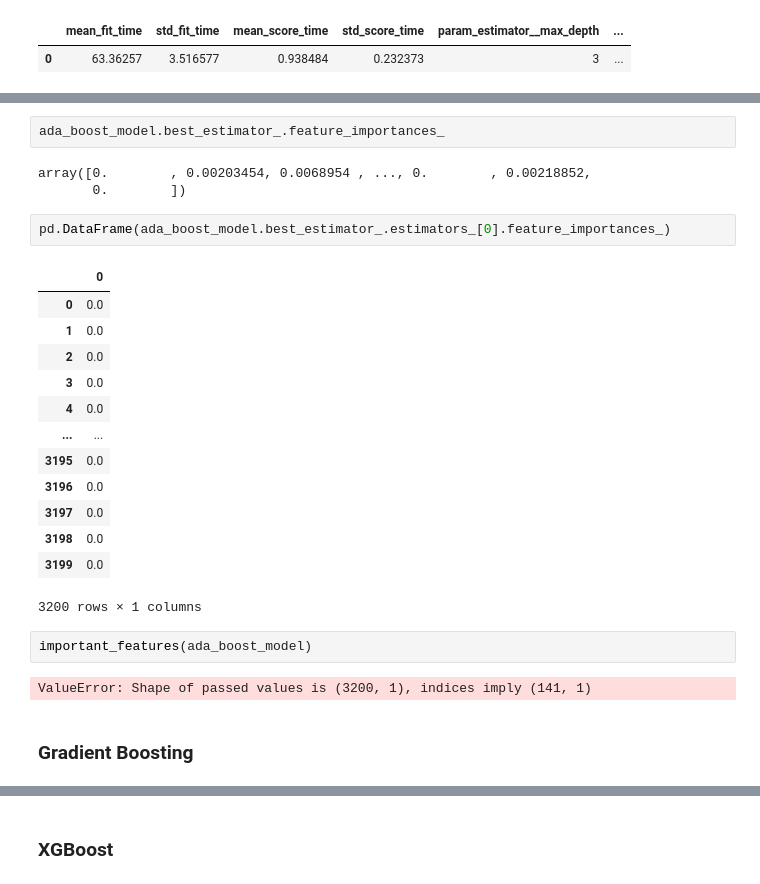
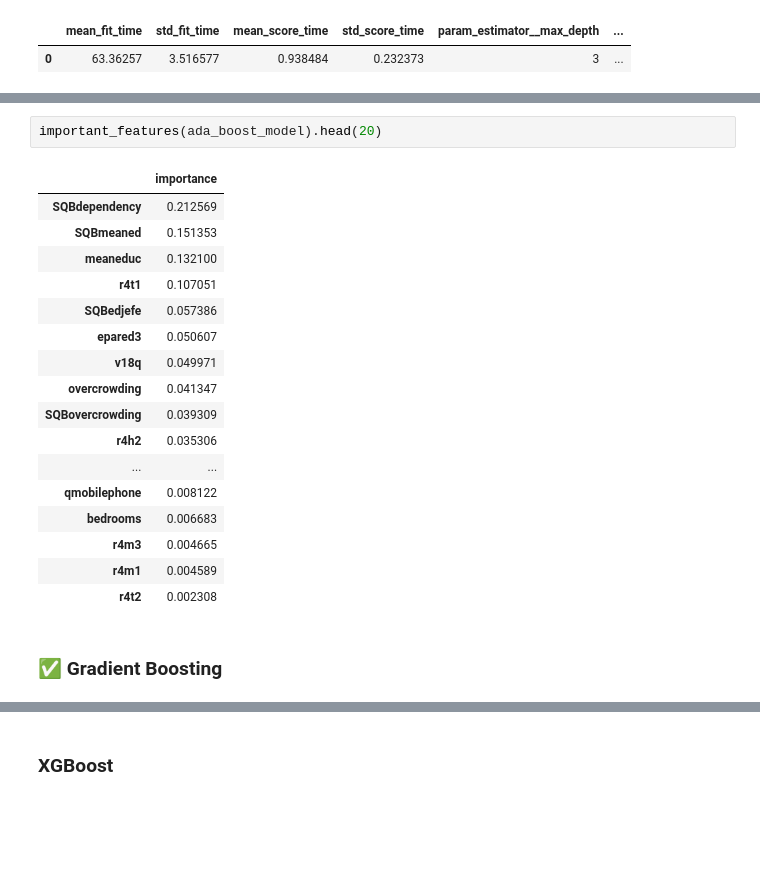
Before and after one commit to bazen-teklehaymanot/mlp, a Jupyter notebook: notebooks/ensemble.ipynb, the cells around one changed output, grey strips where cells are left out. Saved outputs shown, nothing was run; the diff lists cells and outputs as text; blank space fills up the shorter version.

```diff
--- a/notebooks/ensemble.ipynb
+++ b/notebooks/ensemble.ipynb
@@ -325,30 +316,25 @@ array([[1.3e+05, 0.0e+00, 7.0e+00, ..., 0.0e+00, 1.0e+00, 0.0e+00],
-# %%
-ada_boost_model.best_estimator_.feature_importances_
-# %% [output]
-array([0.        , 0.00203454, 0.0068954 , ..., 0.        , 0.00218852,
-       0.        ])
-# %%
-pd.DataFrame(ada_boost_model.best_estimator_.estimators_[0].feature_importances_)
-# %% [output]
-|  | 0 |
-| 0 | 0.0 |
-| 1 | 0.0 |
-| 2 | 0.0 |
-| 3 | 0.0 |
-| 4 | 0.0 |
-| ... | ... |
-| 3195 | 0.0 |
-| 3196 | 0.0 |
-| 3197 | 0.0 |
-| 3198 | 0.0 |
-| 3199 | 0.0 |
-3200 rows × 1 columns
 # %%
-important_features(ada_boost_model)
+important_features(ada_boost_model).head(20)
 # %% [output]
-ValueError: Shape of passed values is (3200, 1), indices imply (141, 1)
+|  | importance |
+| SQBdependency | 0.212569 |
+| SQBmeaned | 0.151353 |
+| meaneduc | 0.132100 |
+| r4t1 | 0.107051 |
+| SQBedjefe | 0.057386 |
+| epared3 | 0.050607 |
+| v18q | 0.049971 |
+| overcrowding | 0.041347 |
+| SQBovercrowding | 0.039309 |
+| r4h2 | 0.035306 |
+| ... | ... |
+| qmobilephone | 0.008122 |
+| bedrooms | 0.006683 |
+| r4m3 | 0.004665 |
+| r4m1 | 0.004589 |
+| r4t2 | 0.002308 |
 # %% [markdown]
-### Gradient Boosting
+### ✅ Gradient Boosting
 # %%
 gradient_boost_param_grid = {
     # Run this at before going to sleep
```
Also changed, not shown: parts of 13 cells of this notebook.
